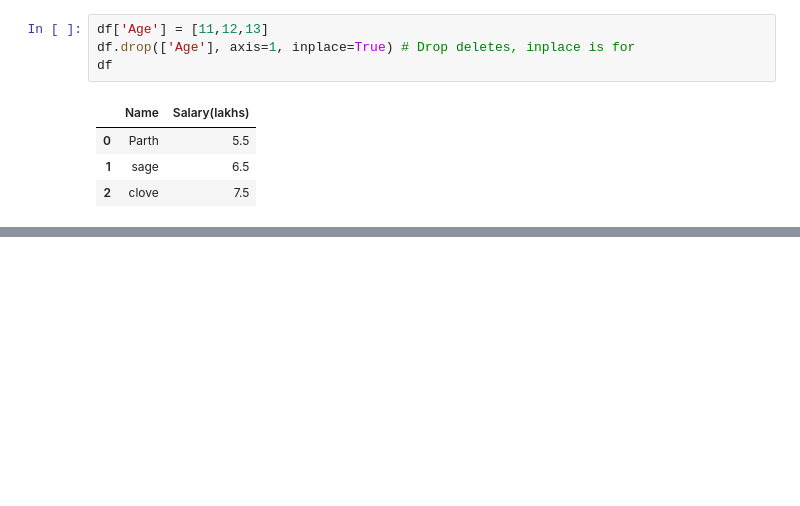
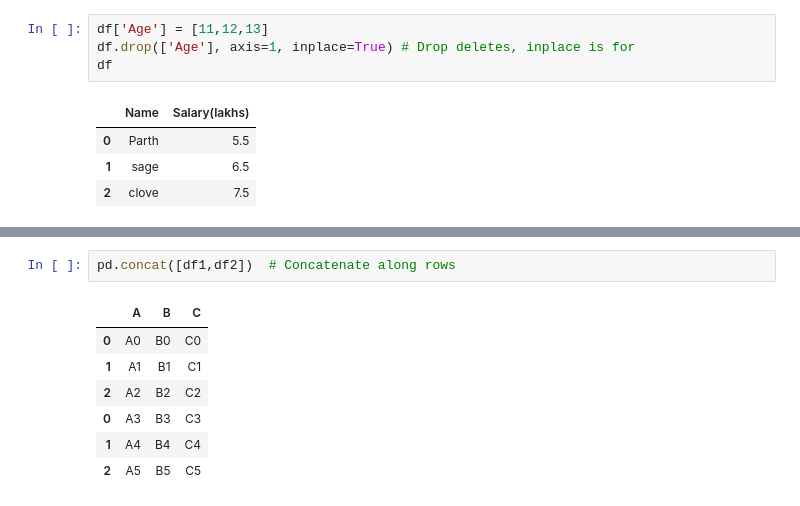
Before and after one commit to ParthShah007/PYTHONgg, a Jupyter notebook: pandas.ipynb, the cells around one changed output, grey strips where cells are left out. Saved outputs shown, nothing was run; the diff lists cells and outputs as text; blank space fills up the shorter version.

```diff
--- a/pandas.ipynb
+++ b/pandas.ipynb
@@ -69,0 +146,10 @@ df.dropna(thresh = 1)
+# %%
+pd.concat([df1,df2])  # Concatenate along rows
+# %% [output]
+|  | A | B | C |
+| 0 | A0 | B0 | C0 |
+| 1 | A1 | B1 | C1 |
+| 2 | A2 | B2 | C2 |
+| 0 | A3 | B3 | C3 |
+| 1 | A4 | B4 | C4 |
+| 2 | A5 | B5 | C5 |
```
Also changed, not shown: parts of 14 cells of this notebook, 1 other file.
